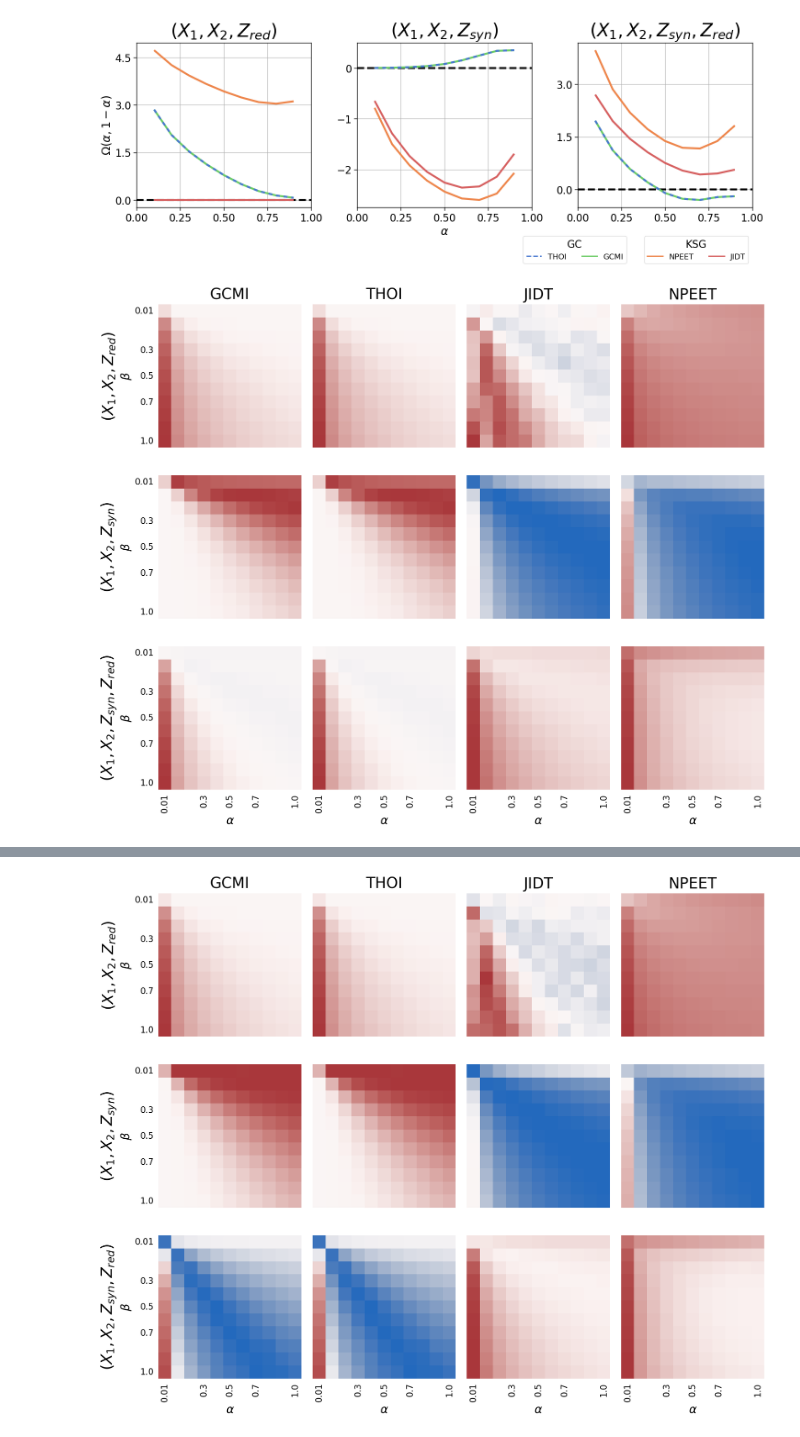
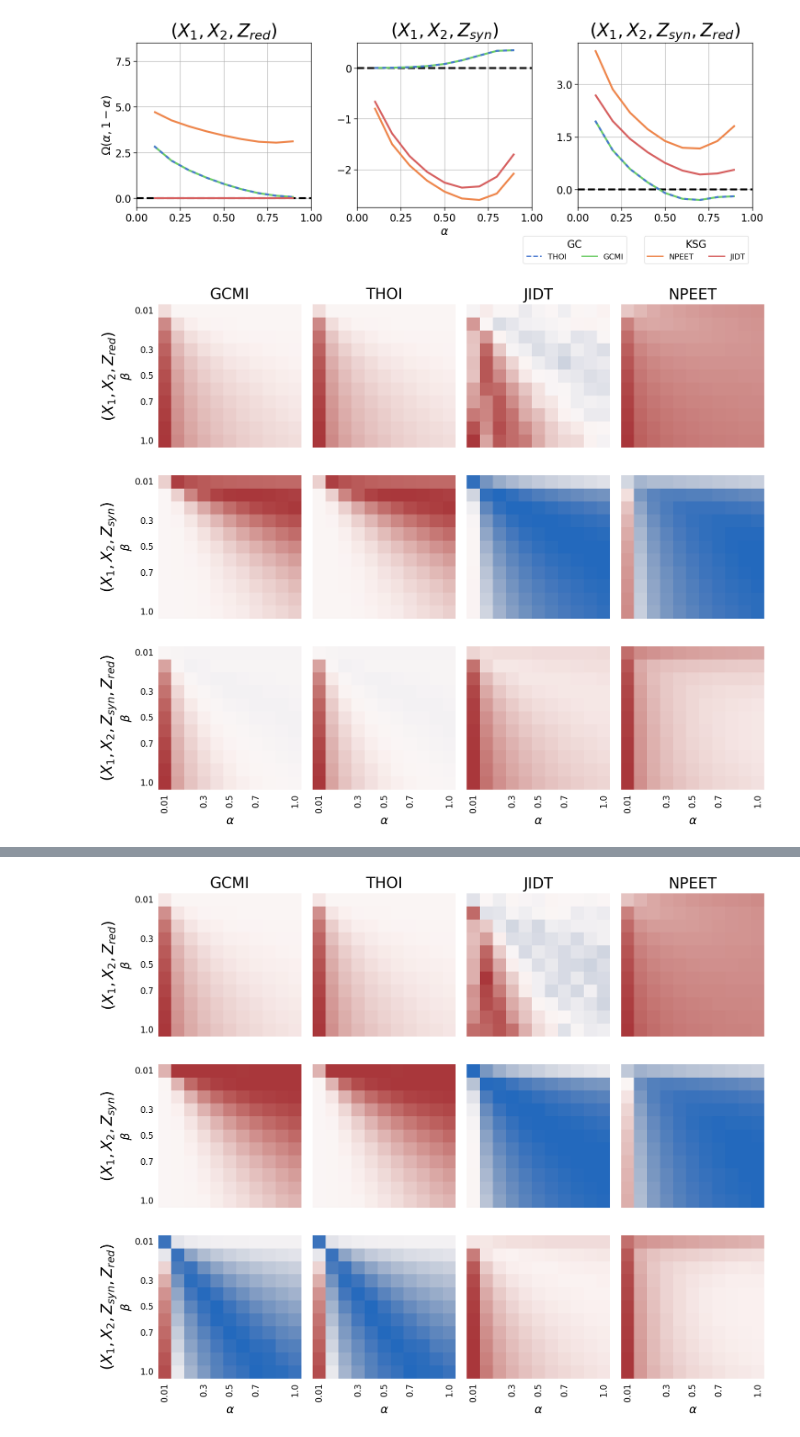
Before and after one commit to Laouen/Oinformation, a Jupyter notebook: analysis/o_information_qualitative.ipynb, the cells around one changed output, grey strips where cells are left out. Saved outputs shown, nothing was run; the diff lists cells and outputs as text; code cells hidden in the pictures.

```diff
--- a/analysis/o_information_qualitative.ipynb
+++ b/analysis/o_information_qualitative.ipynb
@@ -133,7 +133,7 @@ def plot_o_info_heatmap(df, system):
     plt.savefig(f'./figures/o_info/system-{system}_heatmap.pdf', format='pdf')
     plt.show()
 # %%
-def plot_o_info_linear(df, system, axes=None, remove_beta=True, figsize=None, ylabel=r'$\Omega (\alpha, 1-\alpha)$'):
+def plot_o_info_linear(df, system, axes=None, remove_beta=True, figsize=None, ylabel=r'$\Omega (\alpha, 1-\alpha)$', custom=None):
     rcParams = {
         'xtick.labelsize': 12,
         'axes.titlesize': 28,
@@ -207,6 +207,9 @@ def plot_o_info_linear(df, system, axes=None, remove_beta=True, figsize=None, yl
     axes[-1,-1].add_artist(l1)
     axes[-1,-1].legend(handles=legend_elements_kl, title='KSG', loc='upper right', bbox_to_anchor=(1.0, -0.15), ncol=2, title_fontsize=16)
 
+    if custom is not None:
+        custom(axes)
+
     plt.tight_layout()  # Adjust the layout to make room for the legends
     plt.savefig(f'./figures/o_info/system-{system}_lineplot.pdf', format='pdf')
     plt.show()
@@ -223,8 +226,11 @@ def read_csv(path):
 # %%
 df = read_csv('../benchmarking/results/o_info/system-relu_pow-0.5_repeat-20_t-10000')
 
-plot_o_info_linear(df, 'relu_pow-0.5')
+def set_y_lim(axes):
+    axes.flatten()[0].set_ylim(-0.5, 8.5)
+
+plot_o_info_linear(df, 'relu_pow-0.5', custom=set_y_lim)
 plot_o_info_heatmap(df, 'relu_pow-0.5')
 # %% [output]
-[figure, old version]
+[figure, new version]
 [figure]
```
Also changed, not shown: parts of 1 cell of this notebook, 14 other files.
